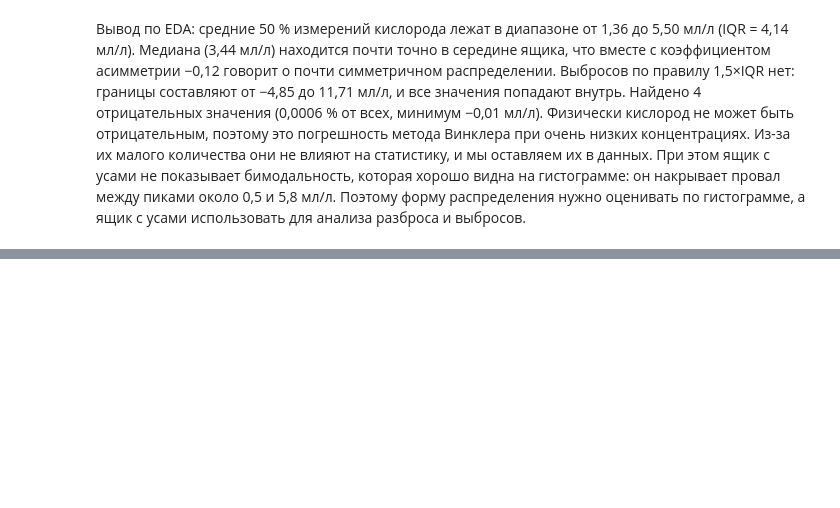
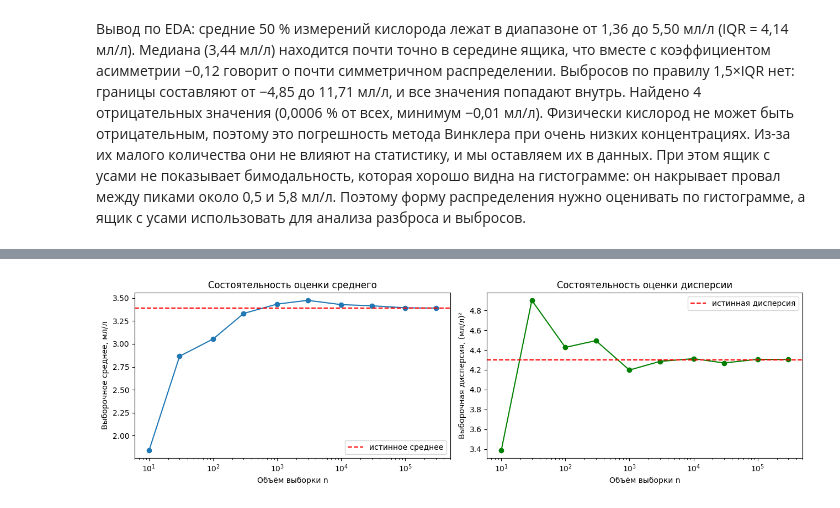
Before and after one commit to recxdivist/ocean_lab, a Jupyter notebook: Lab01_oxygen.ipynb, the cells around one changed output, grey strips where cells are left out. Cells and saved outputs as stored; diff of their text form; code cells hidden in the pictures; blank space fills up the shorter version.

Commit message:
состоятельность оценок среднего и дисперсии

```diff
--- a/Lab01_oxygen.ipynb
+++ b/Lab01_oxygen.ipynb
@@ -146,3 +145,13 @@ plt.show()
 Выбросов по правилу 1,5×IQR нет: границы составляют от −4,85 до 11,71 мл/л, и все значения попадают внутрь.
 Найдено 4 отрицательных значения (0,0006 % от всех, минимум −0,01 мл/л). Физически кислород не может быть отрицательным, поэтому это погрешность метода Винклера при очень низких концентрациях. Из-за их малого количества они не влияют на статистику, и мы оставляем их в данных.
 При этом ящик с усами не показывает бимодальность, которая хорошо видна на гистограмме: он накрывает провал между пиками около 0,5 и 5,8 мл/л. Поэтому форму распределения нужно оценивать по гистограмме, а ящик с усами использовать для анализа разброса и выбросов.
+# %%
+import numpy as np
+
+oxygen = df['O2ml_L'].dropna()
+print("Настоящее среднее:", round(oxygen.mean(), 3))
+print("Настоящая дисперсия:", round(oxygen.var(), 3))
+
+for n in [10, 100, 1000, 10000, 100000]:
+    sample = oxygen.sample(n=n, random_state=1)
+    print(n, round(sample.mean(), 3), round(sample.var(), 3))
@@ -148,0 +166,34 @@ plt.show()
+# %%
+import matplotlib.pyplot as plt
+
+sizes = [10, 30, 100, 300, 1000, 3000, 10000, 30000, 100000, 300000]
+means = []
+variances = []
+
+for n in sizes:
+    sample = oxygen.sample(n=n, random_state=42)
+    means.append(sample.mean())
+    variances.append(sample.var())
+
+fig, ax = plt.subplots(1, 2, figsize=(13, 4))
+
+ax[0].plot(sizes, means, marker="o")
+ax[0].axhline(oxygen.mean(), color="red", linestyle="--", label="истинное среднее")
+ax[0].set_xscale("log")
+ax[0].set_xlabel("Объём выборки n")
+ax[0].set_ylabel("Выборочное среднее, мл/л")
+ax[0].set_title("Состоятельность оценки среднего")
+ax[0].legend()
+
+ax[1].plot(sizes, variances, marker="o", color="green")
+ax[1].axhline(oxygen.var(), color="red", linestyle="--", label="истинная дисперсия")
+ax[1].set_xscale("log")
+ax[1].set_xlabel("Объём выборки n")
+ax[1].set_ylabel("Выборочная дисперсия, (мл/л)²")
+ax[1].set_title("Состоятельность оценки дисперсии")
+ax[1].legend()
+
+plt.tight_layout()
+plt.show()
+# %% [output]
+[figure, added]
```
Also changed, not shown: parts of 3 cells of this notebook.
